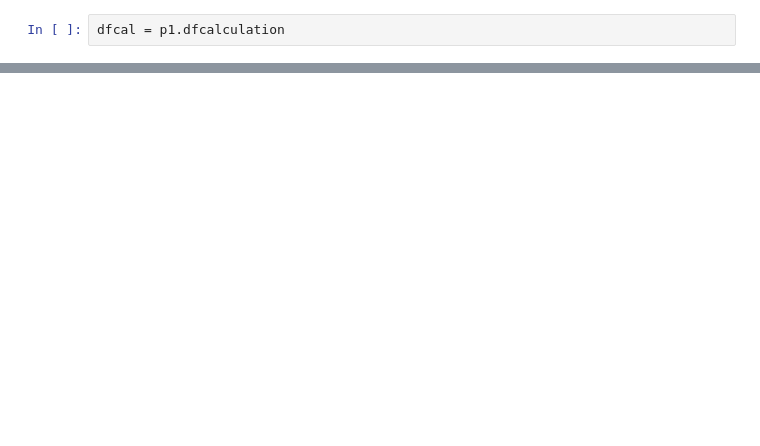
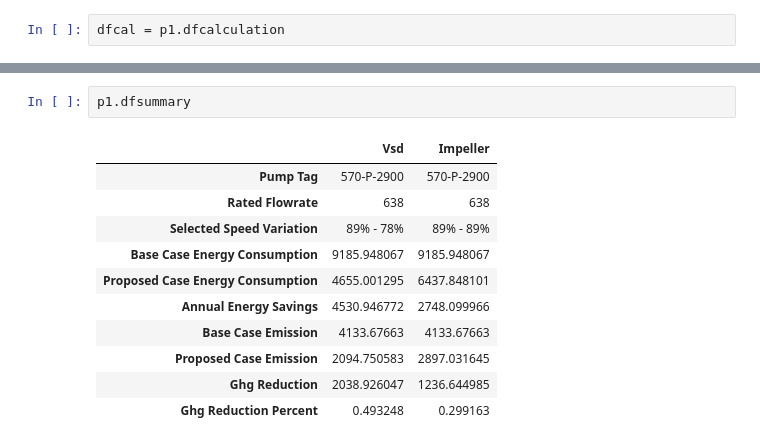
Before and after one commit to Unmask06/rotalysis, a Jupyter notebook: compressor_test.ipynb, the cells around one changed output, grey strips where cells are left out. Cells and saved outputs as stored; diff of their text form; blank space fills up the shorter version.

Commit message:
completed pump class

```diff
--- a/compressor_test.ipynb
+++ b/compressor_test.ipynb
@@ -204,0 +189,14 @@ dfcal = p1.dfcalculation
+# %%
+p1.dfsummary
+# %% [output]
+|  | Vsd | Impeller |
+| Pump Tag | 570-P-2900 | 570-P-2900 |
+| Rated Flowrate | 638 | 638 |
+| Selected Speed Variation | 89% - 78% | 89% - 89% |
+| Base Case Energy Consumption | 9185.948067 | 9185.948067 |
+| Proposed Case Energy Consumption | 4655.001295 | 6437.848101 |
+| Annual Energy Savings | 4530.946772 | 2748.099966 |
+| Base Case Emission | 4133.67663 | 4133.67663 |
+| Proposed Case Emission | 2094.750583 | 2897.031645 |
+| Ghg Reduction | 2038.926047 | 1236.644985 |
+| Ghg Reduction Percent | 0.493248 | 0.299163 |
```
Also changed, not shown: parts of 17 cells of this notebook, 6 other files.
